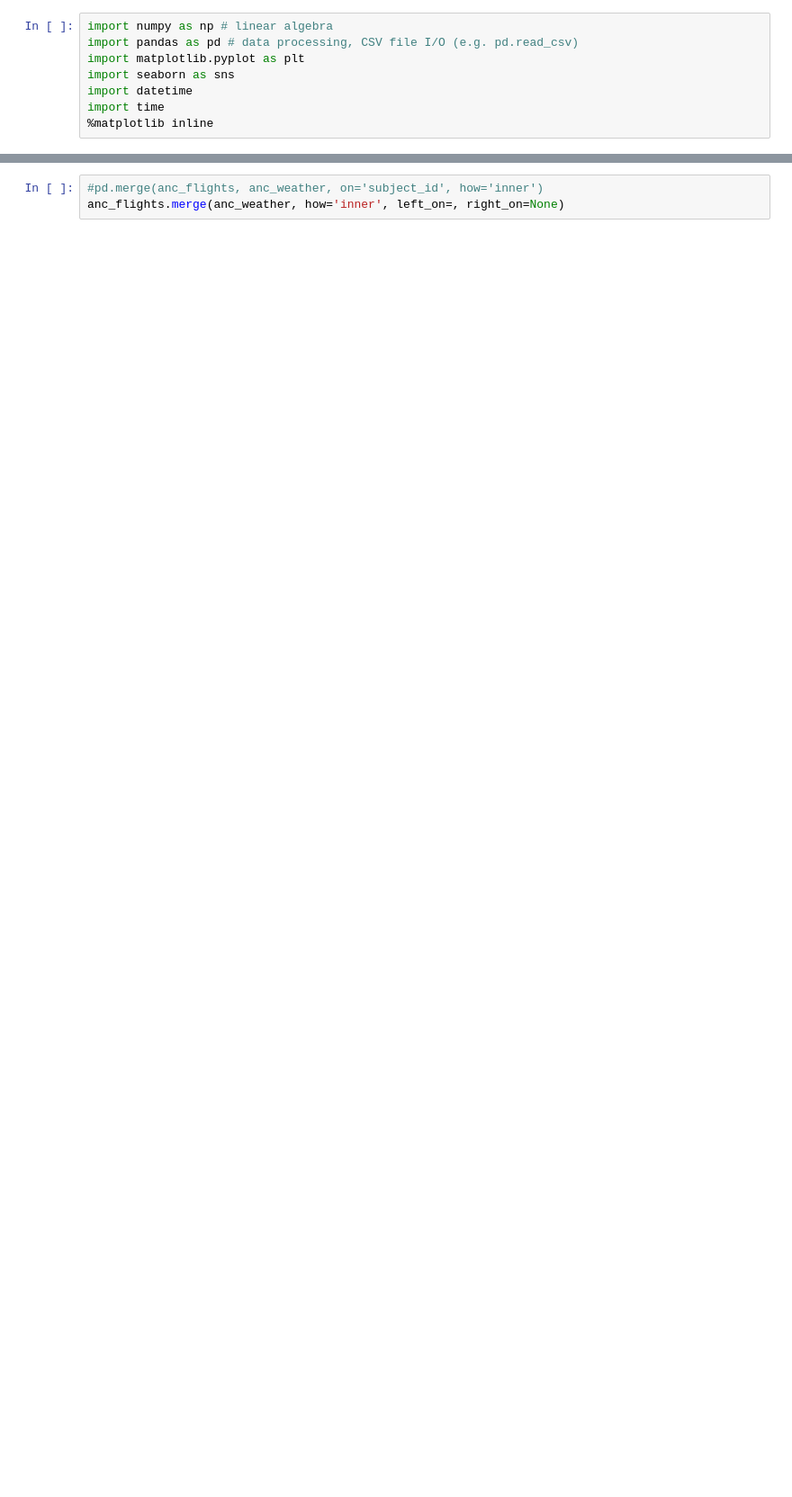
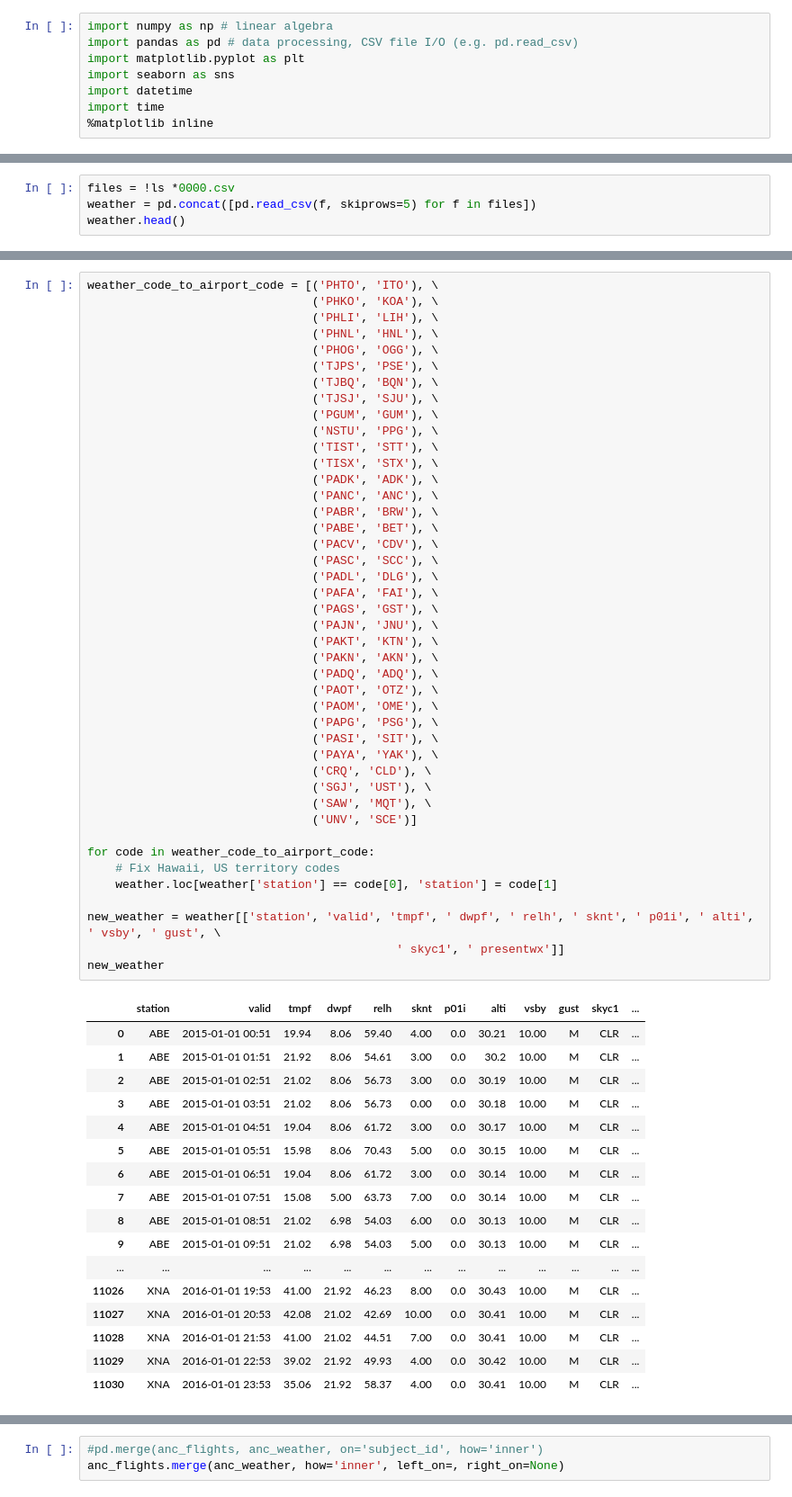
Before and after one commit to andrewwang2015/Predicting-Flight-Delays-Cancellations, a Jupyter notebook: Weather-Data-Pruning.ipynb, the cells around one changed output, grey strips where cells are left out. Shown at 90% size. Drawn from its saved outputs; the diff is of its cells as text; blank space fills up the shorter version.

```diff
--- a/Weather-Data-Pruning.ipynb
+++ b/Weather-Data-Pruning.ipynb
@@ -36,0 +13,4 @@ anc_weather.head()
+# %%
+files = !ls *0000.csv
+weather = pd.concat([pd.read_csv(f, skiprows=5) for f in files])
+weather.head()
@@ -36,0 +25,61 @@ anc_weather.head()
+# %%
+weather_code_to_airport_code = [('PHTO', 'ITO'), \
+                                ('PHKO', 'KOA'), \
+                                ('PHLI', 'LIH'), \
+                                ('PHNL', 'HNL'), \
+                                ('PHOG', 'OGG'), \
+                                ('TJPS', 'PSE'), \
+                                ('TJBQ', 'BQN'), \
+                                ('TJSJ', 'SJU'), \
+                                ('PGUM', 'GUM'), \
+                                ('NSTU', 'PPG'), \
+                                ('TIST', 'STT'), \
+                                ('TISX', 'STX'), \
+                                ('PADK', 'ADK'), \
+                                ('PANC', 'ANC'), \
+                                ('PABR', 'BRW'), \
+                                ('PABE', 'BET'), \
+                                ('PACV', 'CDV'), \
+                                ('PASC', 'SCC'), \
+                                ('PADL', 'DLG'), \
+                                ('PAFA', 'FAI'), \
+                                ('PAGS', 'GST'), \
+                                ('PAJN', 'JNU'), \
+                                ('PAKT', 'KTN'), \
+                                ('PAKN', 'AKN'), \
+                                ('PADQ', 'ADQ'), \
+                                ('PAOT', 'OTZ'), \
+                                ('PAOM', 'OME'), \
+                                ('PAPG', 'PSG'), \
+                                ('PASI', 'SIT'), \
+                                ('PAYA', 'YAK'), \
+                                ('CRQ', 'CLD'), \
+                                ('SGJ', 'UST'), \
+                                ('SAW', 'MQT'), \
+                                ('UNV', 'SCE')]
+
+for code in weather_code_to_airport_code:
+    # Fix Hawaii, US territory codes
+    weather.loc[weather['station'] == code[0], 'station'] = code[1]
+
+new_weather = weather[['station', 'valid', 'tmpf', ' dwpf', ' relh', ' sknt', ' p01i', ' alti', ' vsby', ' gust', \
+                                            ' skyc1', ' presentwx']]
+new_weather
+# %% [output]
+|  | station | valid | tmpf | dwpf | relh | sknt | p01i | alti | vsby | gust | skyc1 | ... |
+| 0 | ABE | 2015-01-01 00:51 | 19.94 | 8.06 | 59.40 | 4.00 | 0.0 | 30.21 | 10.00 | M | CLR | ... |
+| 1 | ABE | 2015-01-01 01:51 | 21.92 | 8.06 | 54.61 | 3.00 | 0.0 | 30.2 | 10.00 | M | CLR | ... |
+| 2 | ABE | 2015-01-01 02:51 | 21.02 | 8.06 | 56.73 | 3.00 | 0.0 | 30.19 | 10.00 | M | CLR | ... |
+| 3 | ABE | 2015-01-01 03:51 | 21.02 | 8.06 | 56.73 | 0.00 | 0.0 | 30.18 | 10.00 | M | CLR | ... |
+| 4 | ABE | 2015-01-01 04:51 | 19.04 | 8.06 | 61.72 | 3.00 | 0.0 | 30.17 | 10.00 | M | CLR | ... |
+| 5 | ABE | 2015-01-01 05:51 | 15.98 | 8.06 | 70.43 | 5.00 | 0.0 | 30.15 | 10.00 | M | CLR | ... |
+| 6 | ABE | 2015-01-01 06:51 | 19.04 | 8.06 | 61.72 | 3.00 | 0.0 | 30.14 | 10.00 | M | CLR | ... |
+| 7 | ABE | 2015-01-01 07:51 | 15.08 | 5.00 | 63.73 | 7.00 | 0.0 | 30.14 | 10.00 | M | CLR | ... |
+| 8 | ABE | 2015-01-01 08:51 | 21.02 | 6.98 | 54.03 | 6.00 | 0.0 | 30.13 | 10.00 | M | CLR | ... |
+| 9 | ABE | 2015-01-01 09:51 | 21.02 | 6.98 | 54.03 | 5.00 | 0.0 | 30.13 | 10.00 | M | CLR | ... |
+| ... | ... | ... | ... | ... | ... | ... | ... | ... | ... | ... | ... | ... |
+| 11026 | XNA | 2016-01-01 19:53 | 41.00 | 21.92 | 46.23 | 8.00 | 0.0 | 30.43 | 10.00 | M | CLR | ... |
+| 11027 | XNA | 2016-01-01 20:53 | 42.08 | 21.02 | 42.69 | 10.00 | 0.0 | 30.41 | 10.00 | M | CLR | ... |
+| 11028 | XNA | 2016-01-01 21:53 | 41.00 | 21.02 | 44.51 | 7.00 | 0.0 | 30.41 | 10.00 | M | CLR | ... |
+| 11029 | XNA | 2016-01-01 22:53 | 39.02 | 21.92 | 49.93 | 4.00 | 0.0 | 30.42 | 10.00 | M | CLR | ... |
+| 11030 | XNA | 2016-01-01 23:53 | 35.06 | 21.92 | 58.37 | 4.00 | 0.0 | 30.41 | 10.00 | M | CLR | ... |
```
Also changed, not shown: parts of 13 cells of this notebook, 6 other files.
